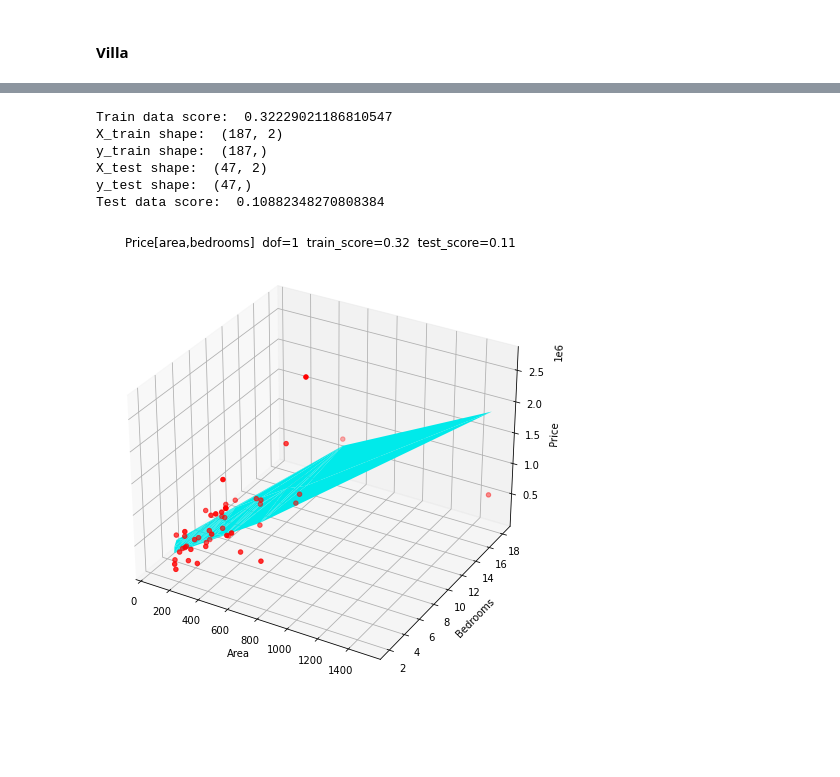
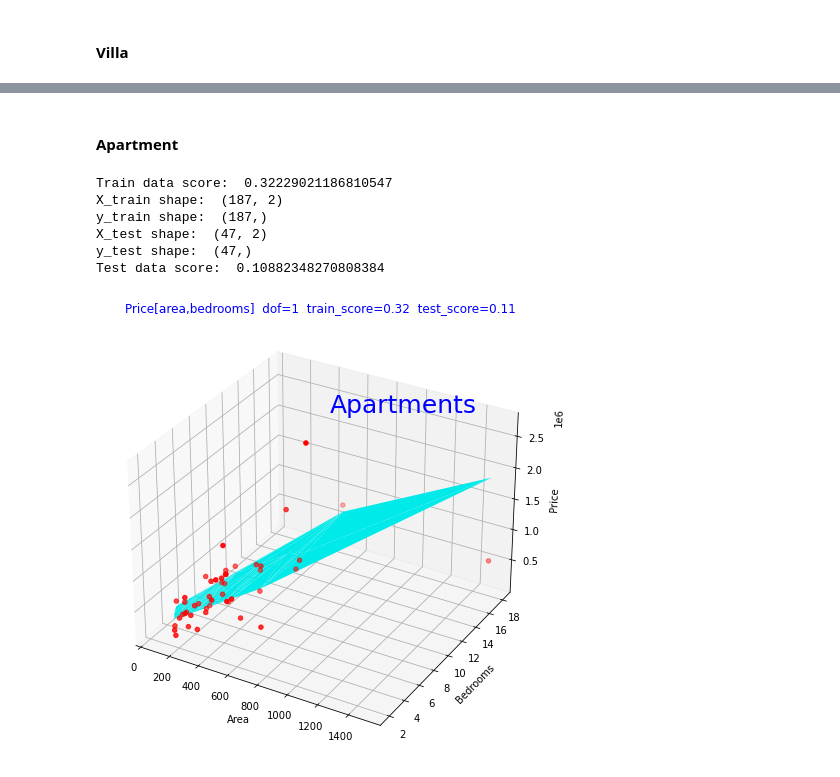
Before and after one commit to JacquesDeclercq/challenge-regression, a Jupyter notebook: regression.ipynb, the cells around one changed output, grey strips where cells are left out. Drawn from its saved outputs; the diff is of its cells as text; code cells hidden in the pictures; blank space fills up the shorter version.

Commit message:
Update: heatmap and plots

```diff
--- a/regression.ipynb
+++ b/regression.ipynb
@@ -943,3 +979,5 @@ Test data score:  0.43275945869524246
+# %% [markdown]
+#### Apartment
 # %%
 # To check  the score with the dof 1 between all area, bedrooms and price
 
@@ -949,35 +987,37 @@ y = df_apartment['price'].values
 
 X_train, X_test, y_train, y_test = train_test_split(X,y, random_state=42, test_size=0.2)
 
 degree = 1
 polyreg=make_pipeline(PolynomialFeatures(degree), LinearRegression())
 polyreg.fit(X_train,y_train)
 print('Train data score: ', polyreg.score(X_train,y_train))
 print('X_train shape: ', X_train.shape)
 print('y_train shape: ', y_train.shape)
 print('X_test shape: ', X_test.shape)
 print('y_test shape: ', y_test.shape)
 print('Test data score: ', polyreg.score(X_test, y_test))
 
 fig = plt.figure(figsize=(10,8))
 ax = plt.axes(projection='3d')
 ax.scatter3D(X_test[:,0], X_test[:,1], y_test, c='red')
 ax.plot_trisurf(X_test[:,0], X_test[:,1], polyreg.predict(X_test), color='aqua')
 ax.set_xlabel('Area')
 ax.set_ylabel('Bedrooms')
 ax.set_zlabel('Price')
 ax.set_title('Price[area,bedrooms]  dof='+str(degree)+
              '  train_score='+str(round(polyreg.score(X_train, y_train),2))+
-             '  test_score='+str(round(polyreg.score(X_test, y_test),2)))
+             '  test_score='+str(round(polyreg.score(X_test, y_test),2)), color='blue')
+ax.text(500, 16, 2500000, 'Apartments', color='blue', fontsize=25)
+plt.savefig('plots/apartment'+str(degree)+'.png')
 plt.show()
 # %% [output]
 Train data score:  0.32229021186810547
 X_train shape:  (187, 2)
 y_train shape:  (187,)
 X_test shape:  (47, 2)
 y_test shape:  (47,)
 Test data score:  0.10882348270808384
-[figure, old version]
+[figure, new version]
 # %%
 # To check  the score with the dof 2 between all area, bedrooms and price
 
```
Also changed, not shown: parts of 21 cells of this notebook, 17 other files.
